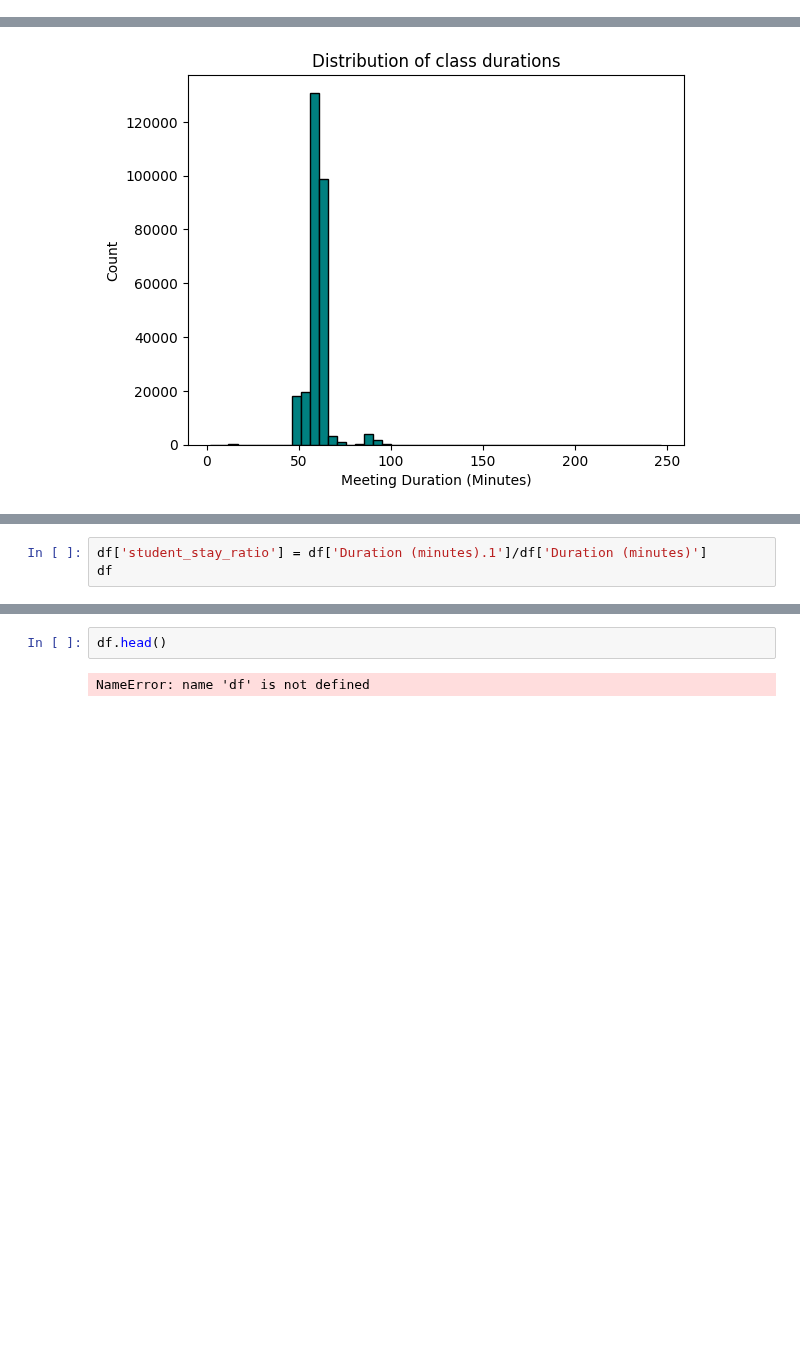
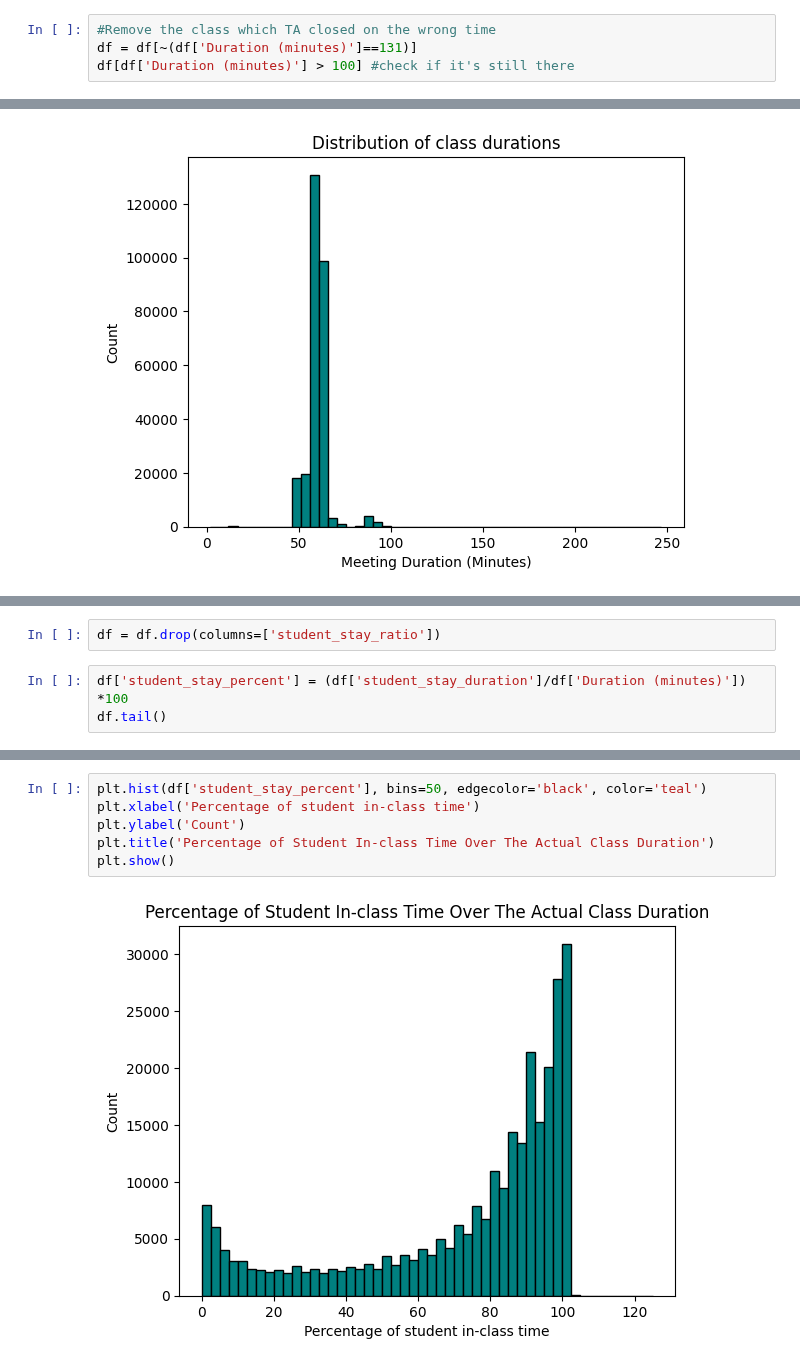
Before and after one commit to tthvan/Customer-Retention-Analysis, a Jupyter notebook: cleanin.ipynb, the cells around one changed output, grey strips where cells are left out. Cells and saved outputs as stored; diff of their text form; blank space fills up the shorter version.

```diff
--- a/cleanin.ipynb
+++ b/cleanin.ipynb
@@ -340,0 +362,4 @@ pd.reset_option('display.max_rows', None)
+# %%
+#Remove the class which TA closed on the wrong time
+df = df[~(df['Duration (minutes)']==131)]
+df[df['Duration (minutes)'] > 100] #check if it's still there
@@ -357,4 +400,6 @@ plt.show()
+# %%
+df = df.drop(columns=['student_stay_ratio'])
 # %%
-df['student_stay_ratio'] = df['Duration (minutes).1']/df['Duration (minutes)']
-df
+df['student_stay_percent'] = (df['student_stay_duration']/df['Duration (minutes)']) *100
+df.tail()
 # %% [output]
@@ -366,4 +412,8 @@ See the caveats in the documentation: https://pandas.pydata.org/pandas-docs/stab
-# %%
-df.head()
-# %% [output]
-NameError: name 'df' is not defined
+# %%
+plt.hist(df['student_stay_percent'], bins=50, edgecolor='black', color='teal')
+plt.xlabel('Percentage of student in-class time')
+plt.ylabel('Count')
+plt.title('Percentage of Student In-class Time Over The Actual Class Duration')
+plt.show()
+# %% [output]
+[figure, added]
```
Also changed, not shown: parts of 11 cells of this notebook.
